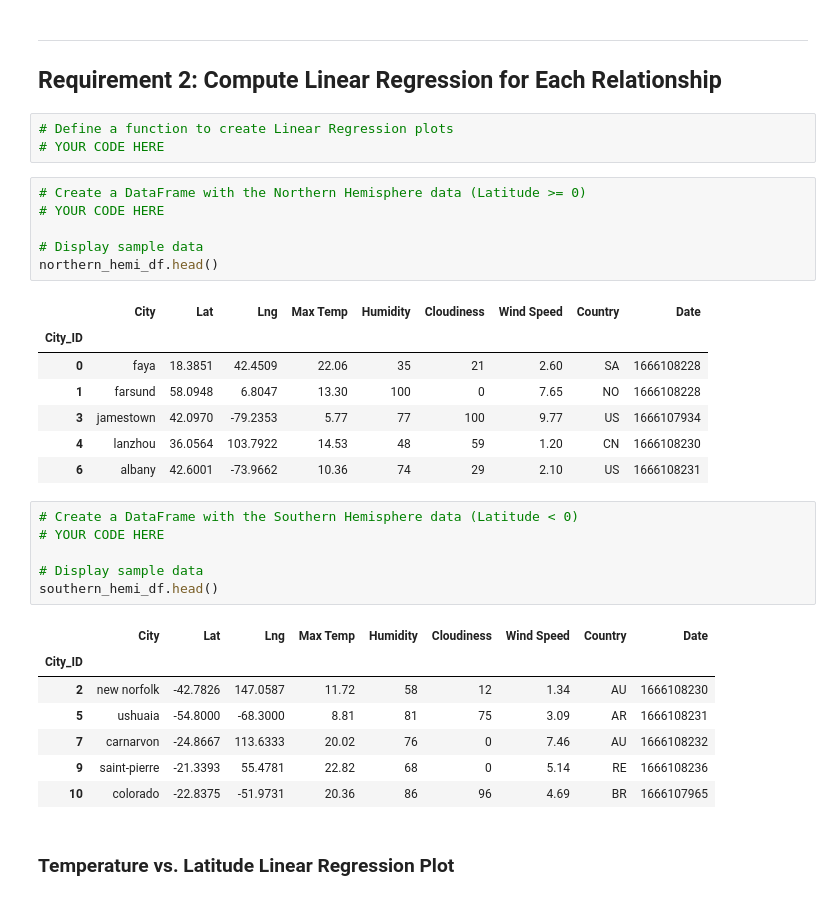
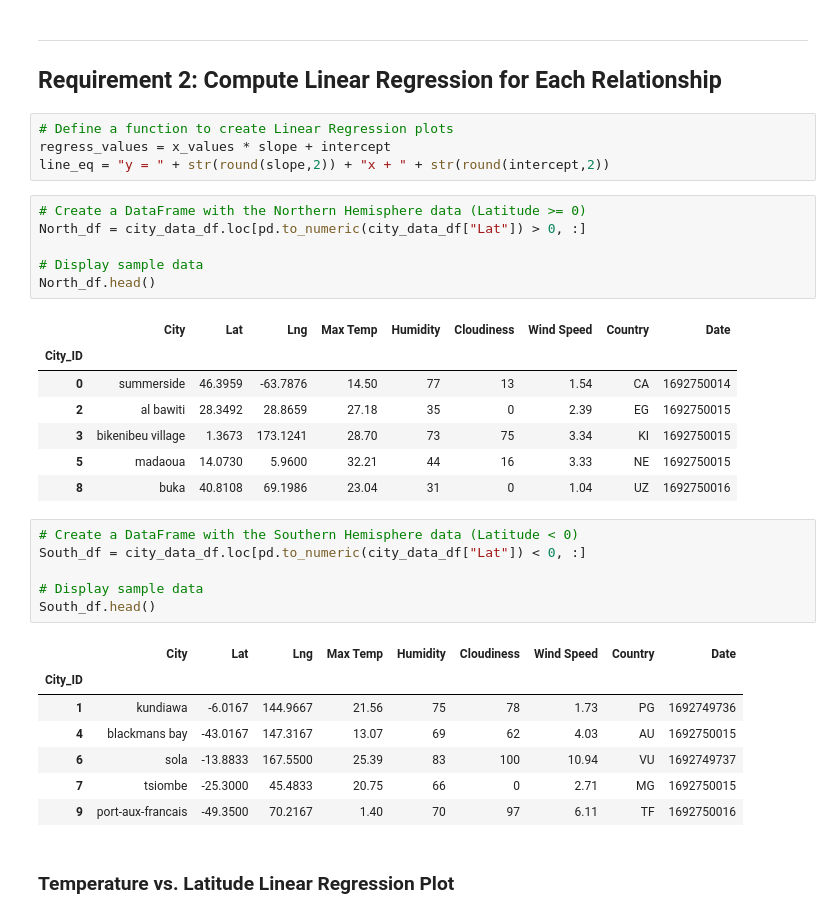
Before and after one commit to AsianInvasion00/python-api-challenge, a Jupyter notebook: WeatherPy.ipynb, the cells around one changed output. Saved outputs shown, nothing was run; the diff lists cells and outputs as text.

```diff
--- a/WeatherPy.ipynb
+++ b/WeatherPy.ipynb
@@ -255,34 +278,35 @@ plt.show()
 ## Requirement 2: Compute Linear Regression for Each Relationship
 # %%
 # Define a function to create Linear Regression plots
-# YOUR CODE HERE
+regress_values = x_values * slope + intercept
+line_eq = "y = " + str(round(slope,2)) + "x + " + str(round(intercept,2))
 # %%
 # Create a DataFrame with the Northern Hemisphere data (Latitude >= 0)
-# YOUR CODE HERE
+North_df = city_data_df.loc[pd.to_numeric(city_data_df["Lat"]) > 0, :]
 
 # Display sample data
-northern_hemi_df.head()
+North_df.head()
 # %% [output]
 |  | City | Lat | Lng | Max Temp | Humidity | Cloudiness | Wind Speed | Country | Date |
 | City_ID |  |  |  |  |  |  |  |  |  |
-| 0 | faya | 18.3851 | 42.4509 | 22.06 | 35 | 21 | 2.60 | SA | 1666108228 |
-| 1 | farsund | 58.0948 | 6.8047 | 13.30 | 100 | 0 | 7.65 | NO | 1666108228 |
-| 3 | jamestown | 42.0970 | -79.2353 | 5.77 | 77 | 100 | 9.77 | US | 1666107934 |
-| 4 | lanzhou | 36.0564 | 103.7922 | 14.53 | 48 | 59 | 1.20 | CN | 1666108230 |
-| 6 | albany | 42.6001 | -73.9662 | 10.36 | 74 | 29 | 2.10 | US | 1666108231 |
+| 0 | summerside | 46.3959 | -63.7876 | 14.50 | 77 | 13 | 1.54 | CA | 1692750014 |
+| 2 | al bawiti | 28.3492 | 28.8659 | 27.18 | 35 | 0 | 2.39 | EG | 1692750015 |
+| 3 | bikenibeu village | 1.3673 | 173.1241 | 28.70 | 73 | 75 | 3.34 | KI | 1692750015 |
+| 5 | madaoua | 14.0730 | 5.9600 | 32.21 | 44 | 16 | 3.33 | NE | 1692750015 |
+| 8 | buka | 40.8108 | 69.1986 | 23.04 | 31 | 0 | 1.04 | UZ | 1692750016 |
 # %%
 # Create a DataFrame with the Southern Hemisphere data (Latitude < 0)
-# YOUR CODE HERE
+South_df = city_data_df.loc[pd.to_numeric(city_data_df["Lat"]) < 0, :]
 
 # Display sample data
-southern_hemi_df.head()
+South_df.head()
 # %% [output]
 |  | City | Lat | Lng | Max Temp | Humidity | Cloudiness | Wind Speed | Country | Date |
 | City_ID |  |  |  |  |  |  |  |  |  |
-| 2 | new norfolk | -42.7826 | 147.0587 | 11.72 | 58 | 12 | 1.34 | AU | 1666108230 |
-| 5 | ushuaia | -54.8000 | -68.3000 | 8.81 | 81 | 75 | 3.09 | AR | 1666108231 |
-| 7 | carnarvon | -24.8667 | 113.6333 | 20.02 | 76 | 0 | 7.46 | AU | 1666108232 |
-| 9 | saint-pierre | -21.3393 | 55.4781 | 22.82 | 68 | 0 | 5.14 | RE | 1666108236 |
-| 10 | colorado | -22.8375 | -51.9731 | 20.36 | 86 | 96 | 4.69 | BR | 1666107965 |
+| 1 | kundiawa | -6.0167 | 144.9667 | 21.56 | 75 | 78 | 1.73 | PG | 1692749736 |
+| 4 | blackmans bay | -43.0167 | 147.3167 | 13.07 | 69 | 62 | 4.03 | AU | 1692750015 |
+| 6 | sola | -13.8833 | 167.5500 | 25.39 | 83 | 100 | 10.94 | VU | 1692749737 |
+| 7 | tsiombe | -25.3000 | 45.4833 | 20.75 | 66 | 0 | 2.71 | MG | 1692750015 |
+| 9 | port-aux-francais | -49.3500 | 70.2167 | 1.40 | 70 | 97 | 6.11 | TF | 1692750016 |
 # %% [markdown]
 ###  Temperature vs. Latitude Linear Regression Plot
```
Also changed, not shown: parts of 34 cells of this notebook, 5 other files.
